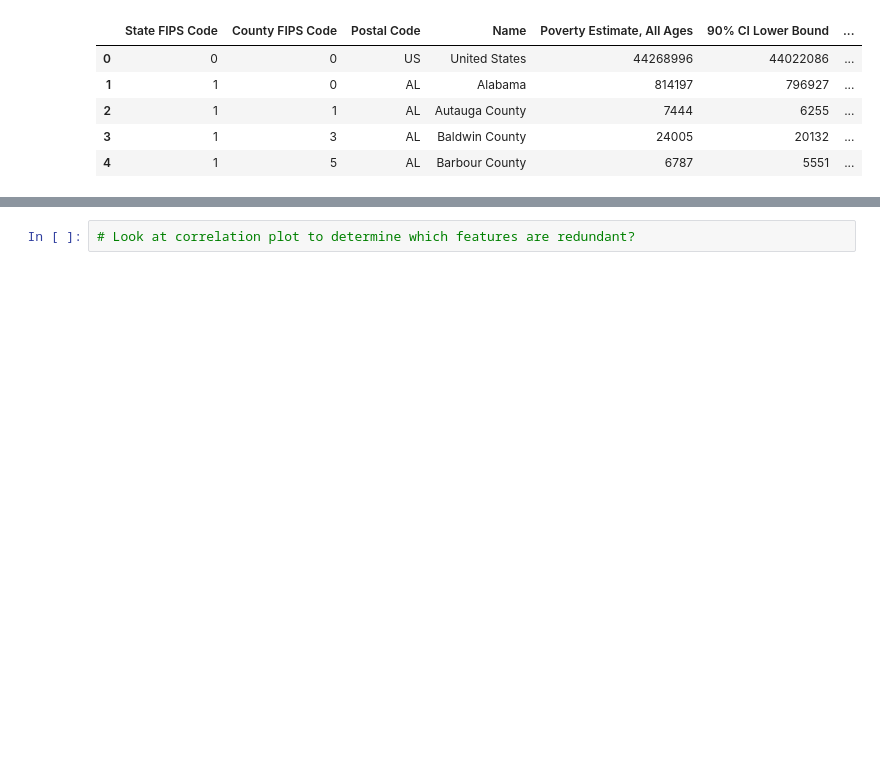
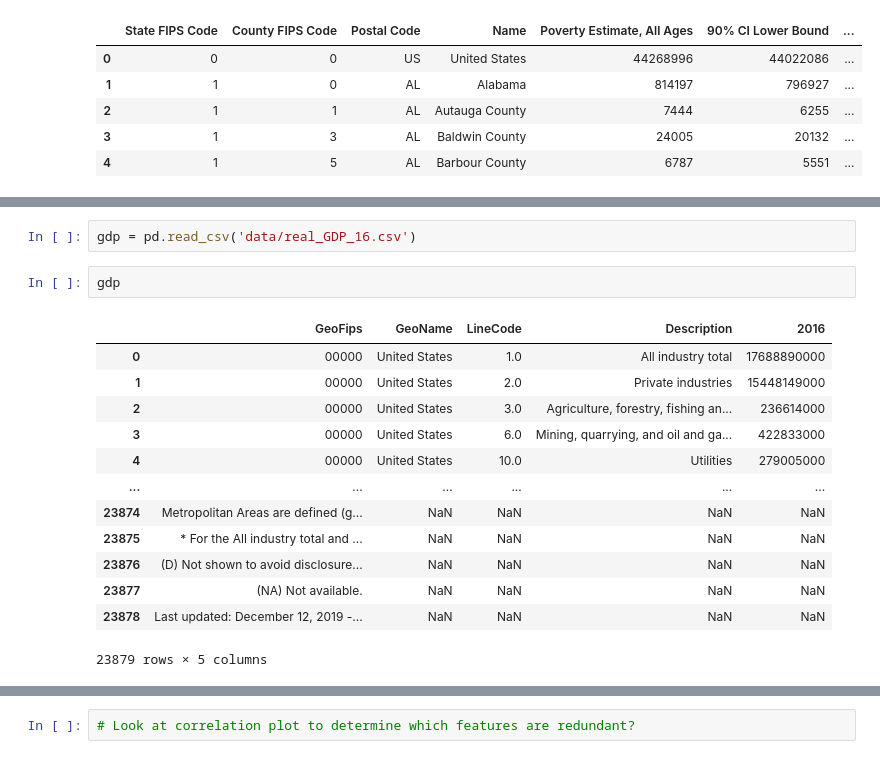
Before and after one commit to eweed001/ORIE-4741-Project, a Jupyter notebook: Data Cleaning and Manipulating.ipynb, the cells around one changed output, grey strips where cells are left out. Saved outputs shown, nothing was run; the diff lists cells and outputs as text; blank space fills up the shorter version.

```diff
--- a/Data Cleaning and Manipulating.ipynb
+++ b/Data Cleaning and Manipulating.ipynb
@@ -329,3 +416,21 @@ In next meeting:
 
 
 midterm report goal: model that preforms relatively well on 2016 data
+# %%
+gdp = pd.read_csv('data/real_GDP_16.csv')
+# %%
+gdp
+# %% [output]
+|  | GeoFips | GeoName | LineCode | Description | 2016 |
+| 0 | 00000 | United States | 1.0 | All industry total | 17688890000 |
+| 1 | 00000 | United States | 2.0 | Private industries | 15448149000 |
+| 2 | 00000 | United States | 3.0 | Agriculture, forestry, fishing an... | 236614000 |
+| 3 | 00000 | United States | 6.0 | Mining, quarrying, and oil and ga... | 422833000 |
+| 4 | 00000 | United States | 10.0 | Utilities | 279005000 |
+| ... | ... | ... | ... | ... | ... |
+| 23874 | Metropolitan Areas are defined (g... | NaN | NaN | NaN | NaN |
+| 23875 | * For the All industry total and ... | NaN | NaN | NaN | NaN |
+| 23876 | (D) Not shown to avoid disclosure... | NaN | NaN | NaN | NaN |
+| 23877 | (NA) Not available. | NaN | NaN | NaN | NaN |
+| 23878 | Last updated: December 12, 2019 -... | NaN | NaN | NaN | NaN |
+23879 rows × 5 columns
```
Also changed, not shown: parts of 34 cells of this notebook.
